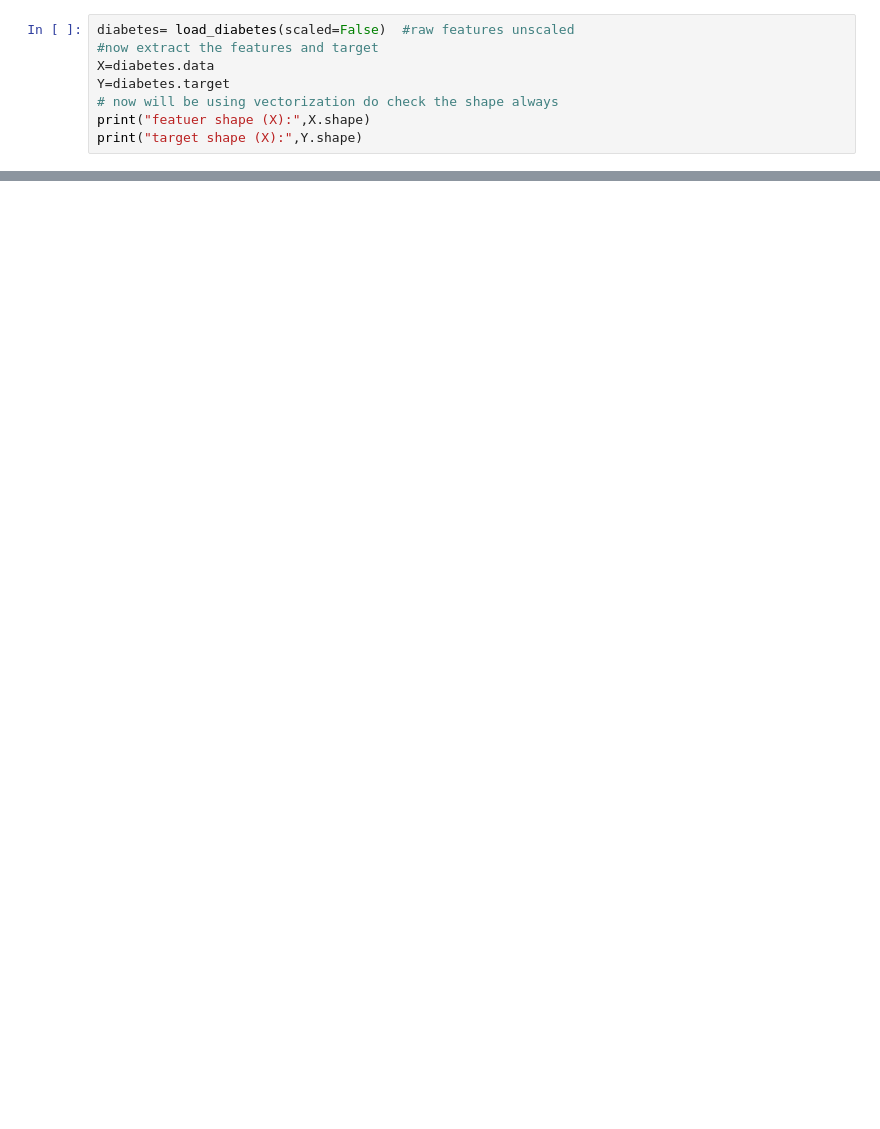
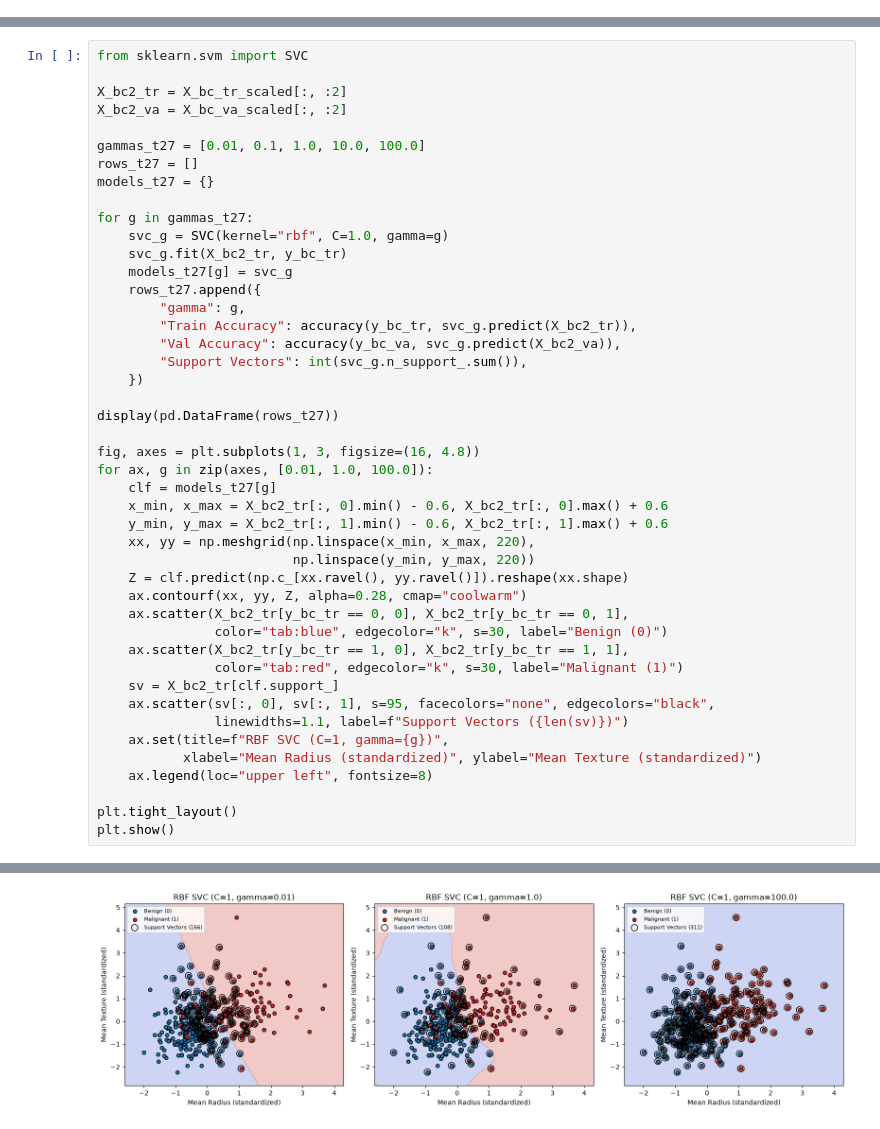
Before and after one commit to reemahmed00/ML-Assignment-2, a Jupyter notebook: notebooks/member 1/Assignment_2.ipynb, the cells around one changed output, grey strips where cells are left out. Saved outputs shown, nothing was run; the diff lists cells and outputs as text; blank space fills up the shorter version.

```diff
--- a/notebooks/member 1/Assignment_2.ipynb
+++ b/notebooks/member 1/Assignment_2.ipynb
@@ -19,8 +0,0 @@ from sklearn.model_selection import train_test_split
-# %%
-diabetes= load_diabetes(scaled=False)  #raw features unscaled
-#now extract the features and target
-X=diabetes.data
-Y=diabetes.target
-# now will be using vectorization do check the shape always
-print("featuer shape (X):",X.shape)
-print("target shape (X):",Y.shape)
@@ -516,0 +644,46 @@ How does L2 regularization fix it?
+# %%
+from sklearn.svm import SVC
+
+X_bc2_tr = X_bc_tr_scaled[:, :2]
+X_bc2_va = X_bc_va_scaled[:, :2]
+
+gammas_t27 = [0.01, 0.1, 1.0, 10.0, 100.0]
+rows_t27 = []
+models_t27 = {}
+
+for g in gammas_t27:
+    svc_g = SVC(kernel="rbf", C=1.0, gamma=g)
+    svc_g.fit(X_bc2_tr, y_bc_tr)
+    models_t27[g] = svc_g
+    rows_t27.append({
+        "gamma": g,
+        "Train Accuracy": accuracy(y_bc_tr, svc_g.predict(X_bc2_tr)),
+        "Val Accuracy": accuracy(y_bc_va, svc_g.predict(X_bc2_va)),
+        "Support Vectors": int(svc_g.n_support_.sum()),
+    })
+
+display(pd.DataFrame(rows_t27))
+
+fig, axes = plt.subplots(1, 3, figsize=(16, 4.8))
+for ax, g in zip(axes, [0.01, 1.0, 100.0]):
+    clf = models_t27[g]
+    x_min, x_max = X_bc2_tr[:, 0].min() - 0.6, X_bc2_tr[:, 0].max() + 0.6
+    y_min, y_max = X_bc2_tr[:, 1].min() - 0.6, X_bc2_tr[:, 1].max() + 0.6
+    xx, yy = np.meshgrid(np.linspace(x_min, x_max, 220),
+                         np.linspace(y_min, y_max, 220))
+    Z = clf.predict(np.c_[xx.ravel(), yy.ravel()]).reshape(xx.shape)
+    ax.contourf(xx, yy, Z, alpha=0.28, cmap="coolwarm")
+    ax.scatter(X_bc2_tr[y_bc_tr == 0, 0], X_bc2_tr[y_bc_tr == 0, 1],
+               color="tab:blue", edgecolor="k", s=30, label="Benign (0)")
+    ax.scatter(X_bc2_tr[y_bc_tr == 1, 0], X_bc2_tr[y_bc_tr == 1, 1],
+               color="tab:red", edgecolor="k", s=30, label="Malignant (1)")
+    sv = X_bc2_tr[clf.support_]
+    ax.scatter(sv[:, 0], sv[:, 1], s=95, facecolors="none", edgecolors="black",
+               linewidths=1.1, label=f"Support Vectors ({len(sv)})")
+    ax.set(title=f"RBF SVC (C=1, gamma={g})",
+           xlabel="Mean Radius (standardized)", ylabel="Mean Texture (standardized)")
+    ax.legend(loc="upper left", fontsize=8)
+
+plt.tight_layout()
+plt.show()
+# %% [output]
@@ -516,0 +696 @@ How does L2 regularization fix it?
+[figure, added]
```
Also changed, not shown: parts of 42 cells of this notebook, 3 other files.
